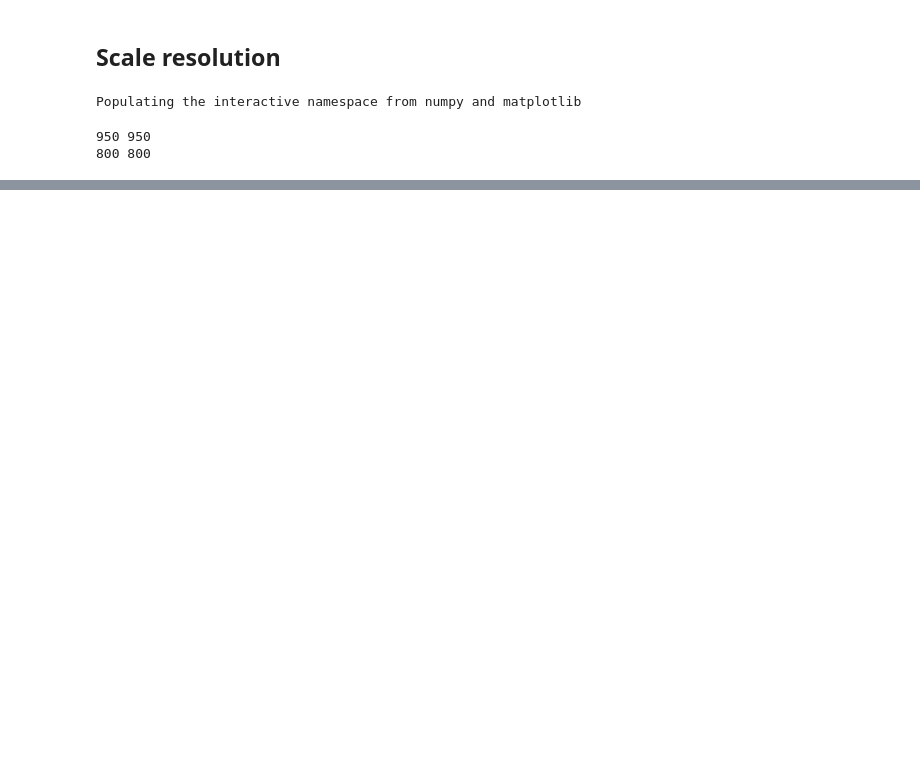
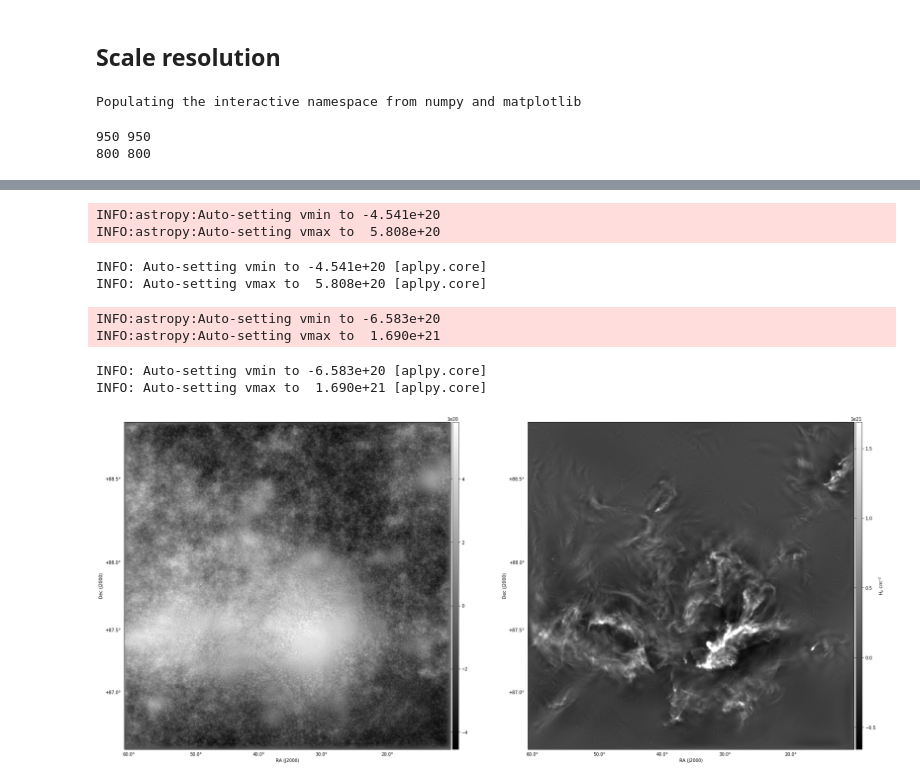
Before and after one commit to hoangducthuong/notebooks, a Jupyter notebook: scale_reso.ipynb, the cells around one changed output, grey strips where cells are left out. Saved outputs shown, nothing was run; the diff lists cells and outputs as text; code cells hidden in the pictures; blank space fills up the shorter version.

```diff
--- a/scale_reso.ipynb
+++ b/scale_reso.ipynb
@@ -127,0 +178,38 @@ print wtH[scale,:,:].shape, wtP[scale,int(y0P):int(y1P),int(x0P):int(x1P)].shape
+# %%
+M = wav_kH.shape[0]
+
+coherent = np.sum(wtH[M:2*M,:,:].real,axis=0)
+Gaussian = np.sum(wtH[2*M:3*M,:,:].real,axis=0)
+
+fits.writeto('/Users/robitaij/postdoc/Herschel/Gould Belt/analysis/Polaris_pix_cohe.fits',\
+            coherent.real,HDU2[0].header,overwrite=True)
+fits.writeto('/Users/robitaij/postdoc/Herschel/Gould Belt/analysis/Polaris_pix_gaussian.fits',\
+            Gaussian.real,HDU2[0].header,overwrite=True)
+
+fig_all = plt.figure(1, figsize=(30,30))
+
+figfile = '/Users/robitaij/postdoc/Herschel/Gould Belt/analysis/Polaris_pix_gaussian.fits'
+fig = aplpy.FITSFigure(figfile, figure=fig_all, convention='calabretta',subplot=(2, 2, 1))
+fig.show_colorscale(cmap='gray')
+fig.tick_labels.set_xformat('dd.d')
+fig.tick_labels.set_yformat('dd.d')
+fig.add_colorbar()
+
+figfile = '/Users/robitaij/postdoc/Herschel/Gould Belt/analysis/Polaris_pix_cohe.fits'
+fig = aplpy.FITSFigure(figfile, figure=fig_all, convention='calabretta',subplot=(2, 2, 2))
+fig.show_colorscale(cmap='gray')
+fig.tick_labels.set_xformat('dd.d')
+fig.tick_labels.set_yformat('dd.d')
+fig.add_colorbar()
+
+fig.colorbar.set_axis_label_text(r'H$_2$ cm$^{-2}$')
+# %% [output]
+INFO:astropy:Auto-setting vmin to -4.541e+20
+INFO:astropy:Auto-setting vmax to  5.808e+20
+INFO: Auto-setting vmin to -4.541e+20 [aplpy.core]
+INFO: Auto-setting vmax to  5.808e+20 [aplpy.core]
+INFO:astropy:Auto-setting vmin to -6.583e+20
+INFO:astropy:Auto-setting vmax to  1.690e+21
+INFO: Auto-setting vmin to -6.583e+20 [aplpy.core]
+INFO: Auto-setting vmax to  1.690e+21 [aplpy.core]
+[figure, added]
```
Also changed, not shown: parts of 13 cells of this notebook, 9 other files.
